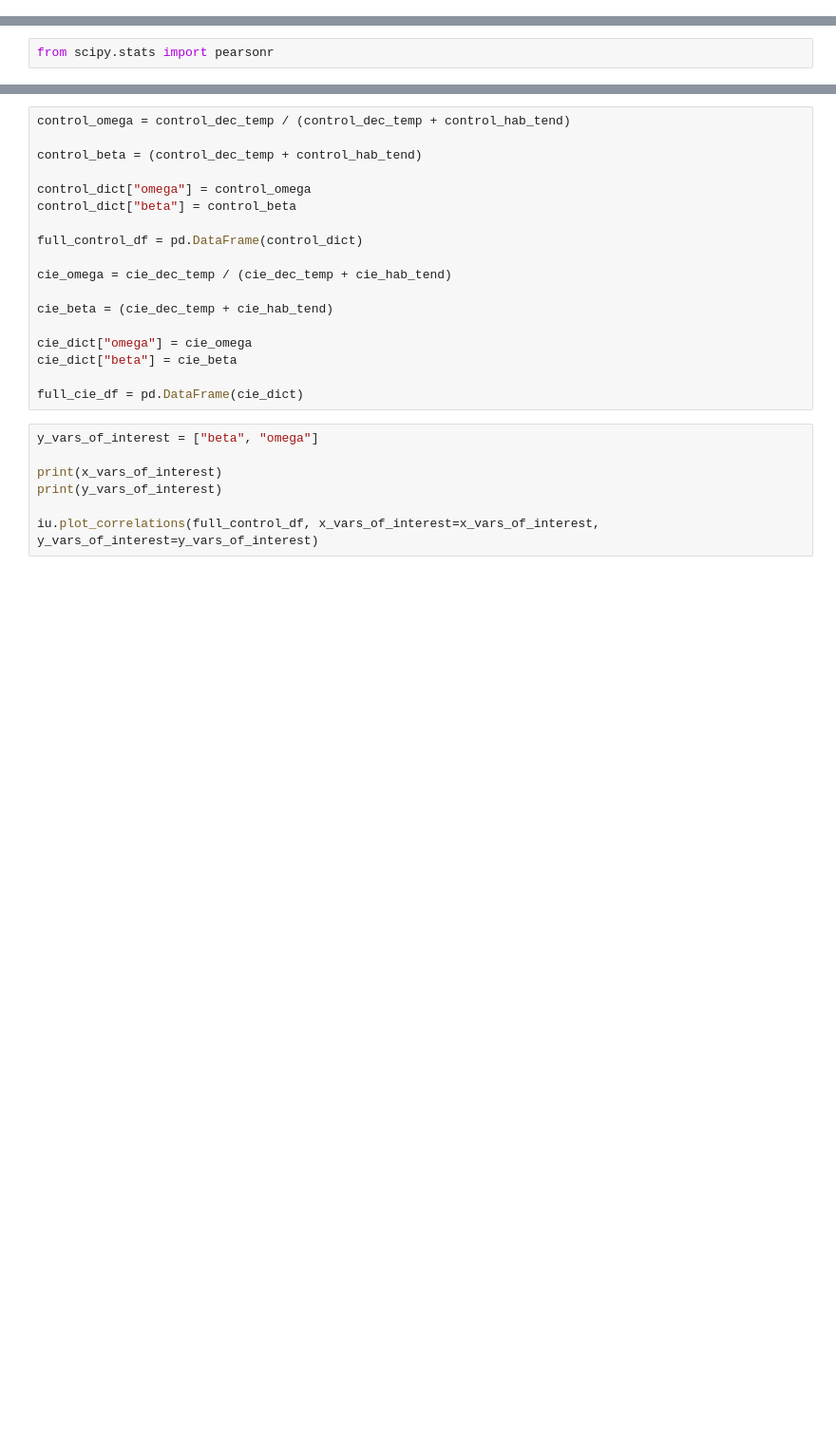
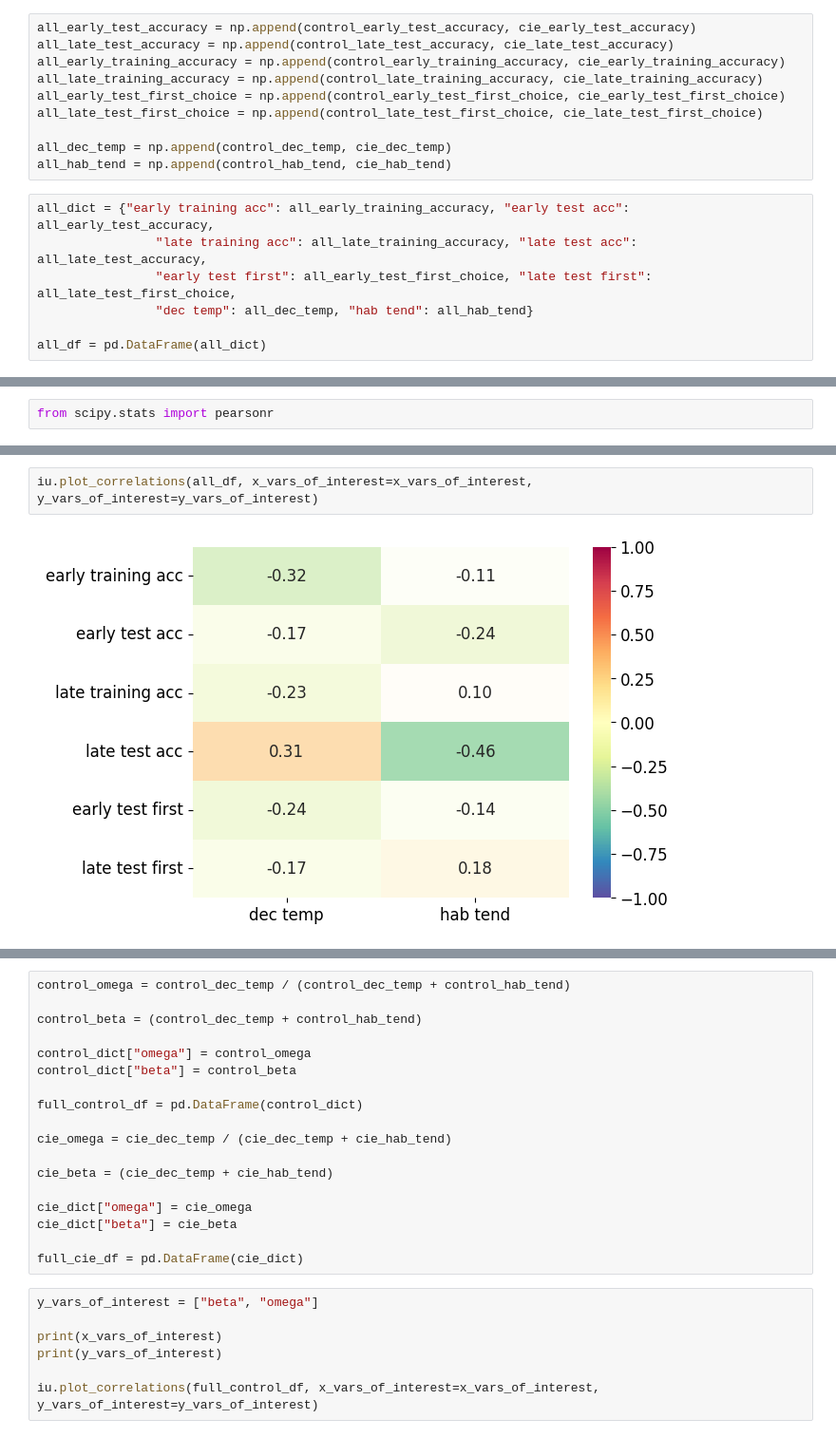
Before and after one commit to SSchwoebel/TMaze, a Jupyter notebook: cie_task/4a_analyze_inference.ipynb, the cells around one changed output, grey strips where cells are left out. Shown at 95% size. Saved outputs shown, nothing was run; the diff lists cells and outputs as text; blank space fills up the shorter version.

```diff
--- a/cie_task/4a_analyze_inference.ipynb
+++ b/cie_task/4a_analyze_inference.ipynb
@@ -192,3 +189,20 @@ control_df.corr()
 | late test first | 0.380319 | -0.523823 | -0.742352 | 0.724569 | -0.300000 | ... |
 | dec temp | 0.439303 | -0.165808 | -0.359996 | 0.195486 | -0.006083 | ... |
 | hab tend | 0.089248 | 0.100565 | 0.363101 | -0.380291 | -0.055701 | ... |
+# %%
+all_early_test_accuracy = np.append(control_early_test_accuracy, cie_early_test_accuracy)
+all_late_test_accuracy = np.append(control_late_test_accuracy, cie_late_test_accuracy)
+all_early_training_accuracy = np.append(control_early_training_accuracy, cie_early_training_accuracy)
+all_late_training_accuracy = np.append(control_late_training_accuracy, cie_late_training_accuracy)
+all_early_test_first_choice = np.append(control_early_test_first_choice, cie_early_test_first_choice)
+all_late_test_first_choice = np.append(control_late_test_first_choice, cie_late_test_first_choice)
+
+all_dec_temp = np.append(control_dec_temp, cie_dec_temp)
+all_hab_tend = np.append(control_hab_tend, cie_hab_tend)
+# %%
+all_dict = {"early training acc": all_early_training_accuracy, "early test acc": all_early_test_accuracy,
+                "late training acc": all_late_training_accuracy, "late test acc": all_late_test_accuracy,
+                "early test first": all_early_test_first_choice, "late test first": all_late_test_first_choice,
+                "dec temp": all_dec_temp, "hab tend": all_hab_tend}
+
+all_df = pd.DataFrame(all_dict)
@@ -336,0 +363,4 @@ PearsonRResult(statistic=np.float64(-0.2172308814577408), pvalue=np.float64(0.60
+# %%
+iu.plot_correlations(all_df, x_vars_of_interest=x_vars_of_interest, y_vars_of_interest=y_vars_of_interest)
+# %% [output]
+[figure, added]
```
Also changed, not shown: parts of 8 cells of this notebook, 8 other files.
